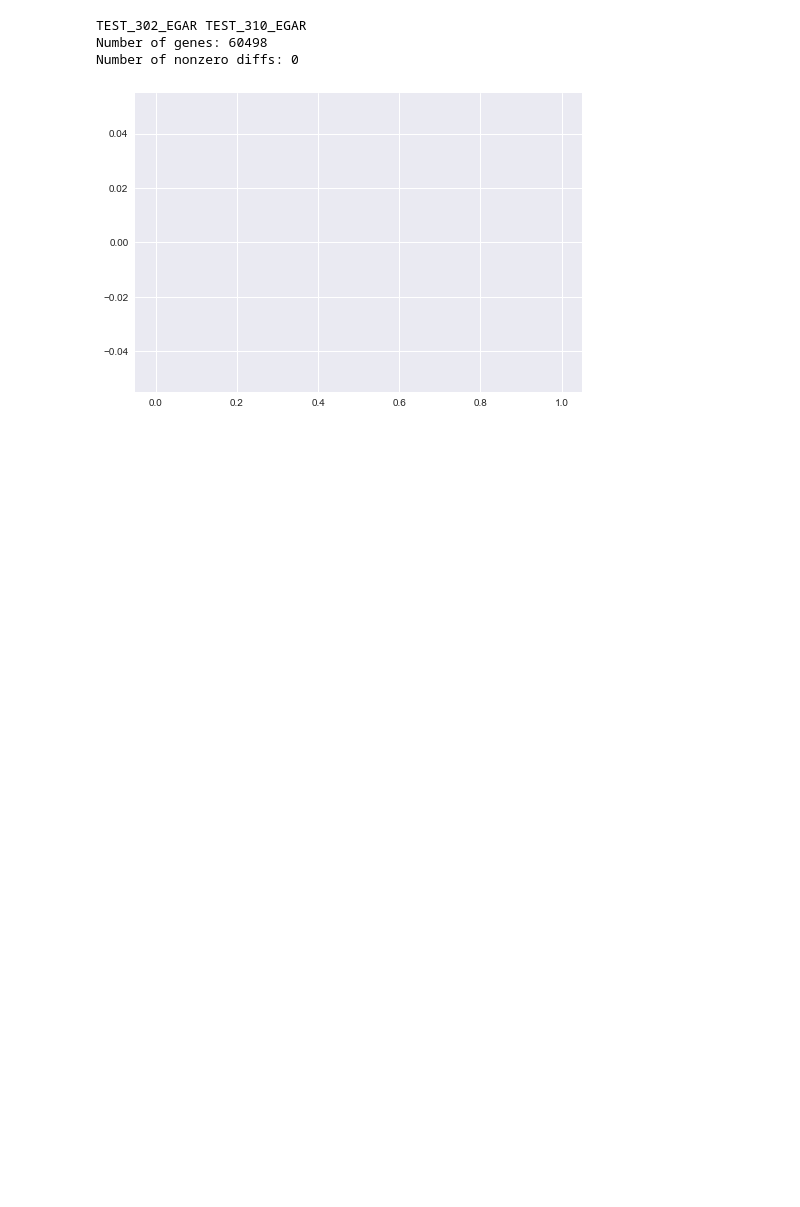
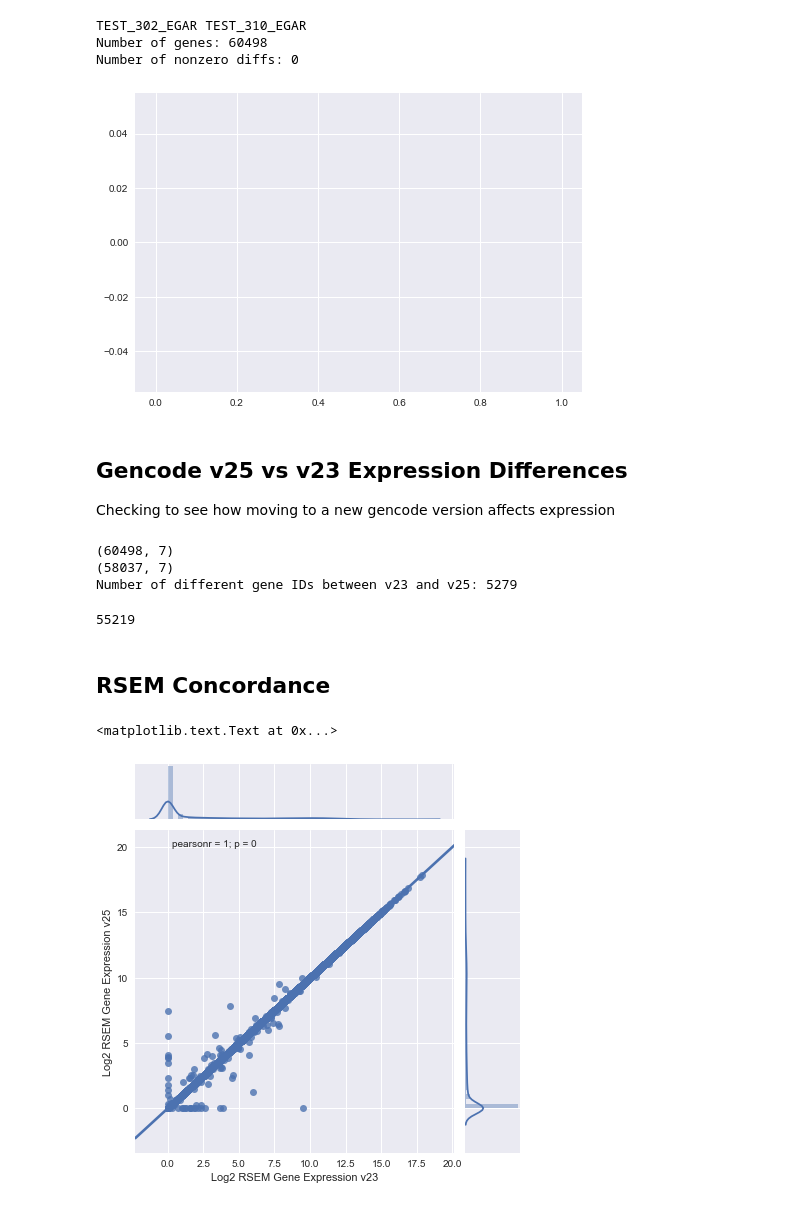
Before and after one commit to jvivian/ipython_notebooks, a Jupyter notebook: toil-rnaseq-version-concordance/Concordance Testing between toil-rnaseq versions.ipynb, the cells around one changed output. Saved outputs shown, nothing was run; the diff lists cells and outputs as text; code cells hidden in the pictures; blank space fills up the shorter version.

Commit message:
Gencode v25 sample

```diff
--- a/toil-rnaseq-version-concordance/Concordance Testing between toil-rnaseq versions.ipynb
+++ b/toil-rnaseq-version-concordance/Concordance Testing between toil-rnaseq versions.ipynb
@@ -200,3 +200,39 @@ TEST_302_EGAR TEST_310_EGAR
 Number of genes: 60498
 Number of nonzero diffs: 0
 [figure]
+# %% [markdown]
+## Gencode v25 vs v23 Expression Differences
+
+Checking to see how moving to a new gencode version affects expression
+# %%
+sample = 'Gencodev25_310_EGAR'
+rsem[sample] = pd.read_csv(sample + '/rsem/rsem_genes.results', sep='\t')
+v23 = rsem['TEST_310_EGAR']
+v25 = rsem['Gencodev25_310_EGAR']
+# %%
+print v23.shape
+print v25.shape
+print 'Number of different gene IDs between v23 and v25: {}'.format(len(set(v23.gene_id).difference(set(v25.gene_id))))
+intersection = set(v23.gene_id).intersection(set(v25.gene_id))
+# %% [output]
+(60498, 7)
+(58037, 7)
+Number of different gene IDs between v23 and v25: 5279
+# %%
+v23_inter = v23[v23.gene_id.isin(list(intersection))].sort_values('gene_id')
+v25_inter = v25[v25.gene_id.isin(intersection)].sort_values('gene_id')
+assert list(v23_inter.gene_id) == list(v25_inter.gene_id)
+# %% [output]
+55219
+# %% [markdown]
+## RSEM Concordance
+# %%
+x = v23_inter.expected_count.apply(lambda x: np.log2(x+1))
+y = v25_inter.expected_count.apply(lambda x: np.log2(x+1))
+
+sns.jointplot(np.array(x), np.array(y), kind='reg')
+plt.xlabel('Log2 RSEM Gene Expression v23')
+plt.ylabel('Log2 RSEM Gene Expression v25')
+# %% [output]
+<matplotlib.text.Text at 0x...>
+[figure, added]
```
Also changed, not shown: parts of 9 cells of this notebook, 12 other files.
